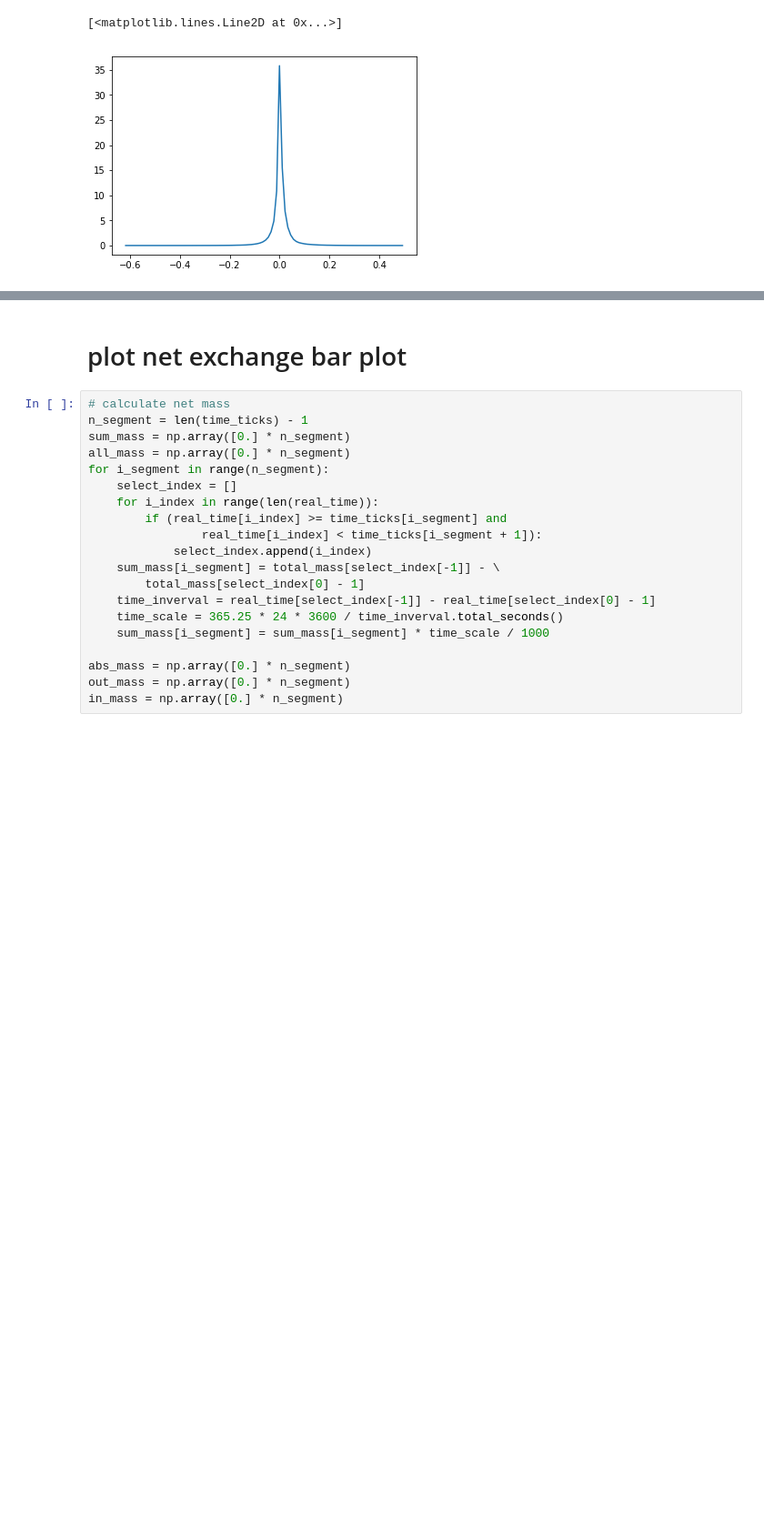
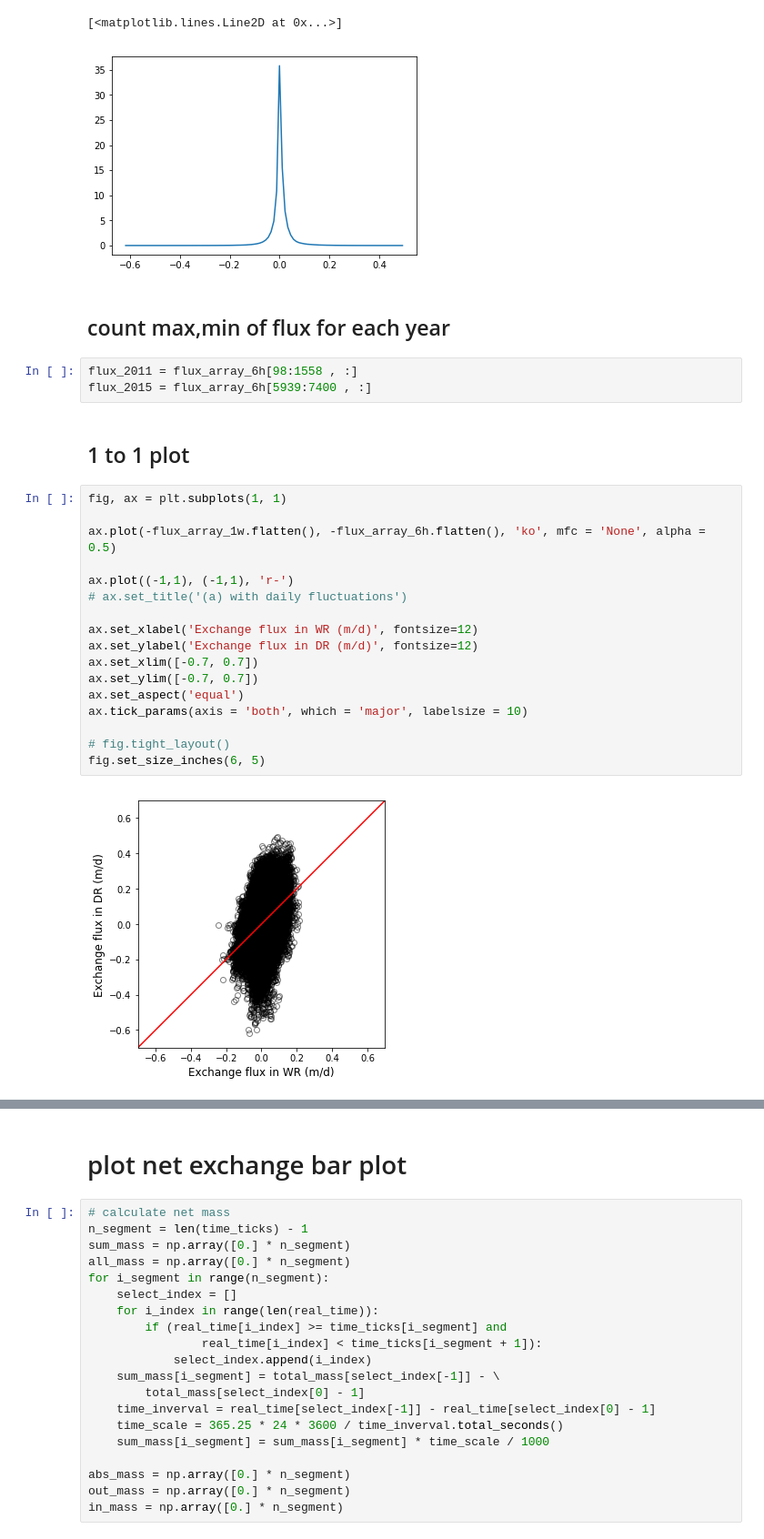
Before and after one commit to pinshuai/HFR-flow, a Jupyter notebook: NERSC-plot_flux_from_massBalance.ipynb, the cells around one changed output, grey strips where cells are left out. Shown at 91% size. Cells and saved outputs as stored; diff of their text form; blank space fills up the shorter version.

```diff
--- a/NERSC-plot_flux_from_massBalance.ipynb
+++ b/NERSC-plot_flux_from_massBalance.ipynb
@@ -879,3 +920,29 @@ plt.plot( dist_space, kde(dist_space) )
 # %% [output]
 [<matplotlib.lines.Line2D at 0x...>]
 [figure]
+# %% [markdown]
+## count max,min of flux for each year
+# %%
+flux_2011 = flux_array_6h[98:1558 , :]
+flux_2015 = flux_array_6h[5939:7400 , :]
+# %% [markdown]
+## 1 to 1 plot
+# %%
+fig, ax = plt.subplots(1, 1)
+
+ax.plot(-flux_array_1w.flatten(), -flux_array_6h.flatten(), 'ko', mfc = 'None', alpha = 0.5)
+
+ax.plot((-1,1), (-1,1), 'r-')
+# ax.set_title('(a) with daily fluctuations')
+
+ax.set_xlabel('Exchange flux in WR (m/d)', fontsize=12)
+ax.set_ylabel('Exchange flux in DR (m/d)', fontsize=12)
+ax.set_xlim([-0.7, 0.7])
+ax.set_ylim([-0.7, 0.7])
+ax.set_aspect('equal')
+ax.tick_params(axis = 'both', which = 'major', labelsize = 10)
+
+# fig.tight_layout()
+fig.set_size_inches(6, 5)
+# %% [output]
+[figure, added]
```
Also changed, not shown: parts of 8 cells of this notebook, 3 other files.
